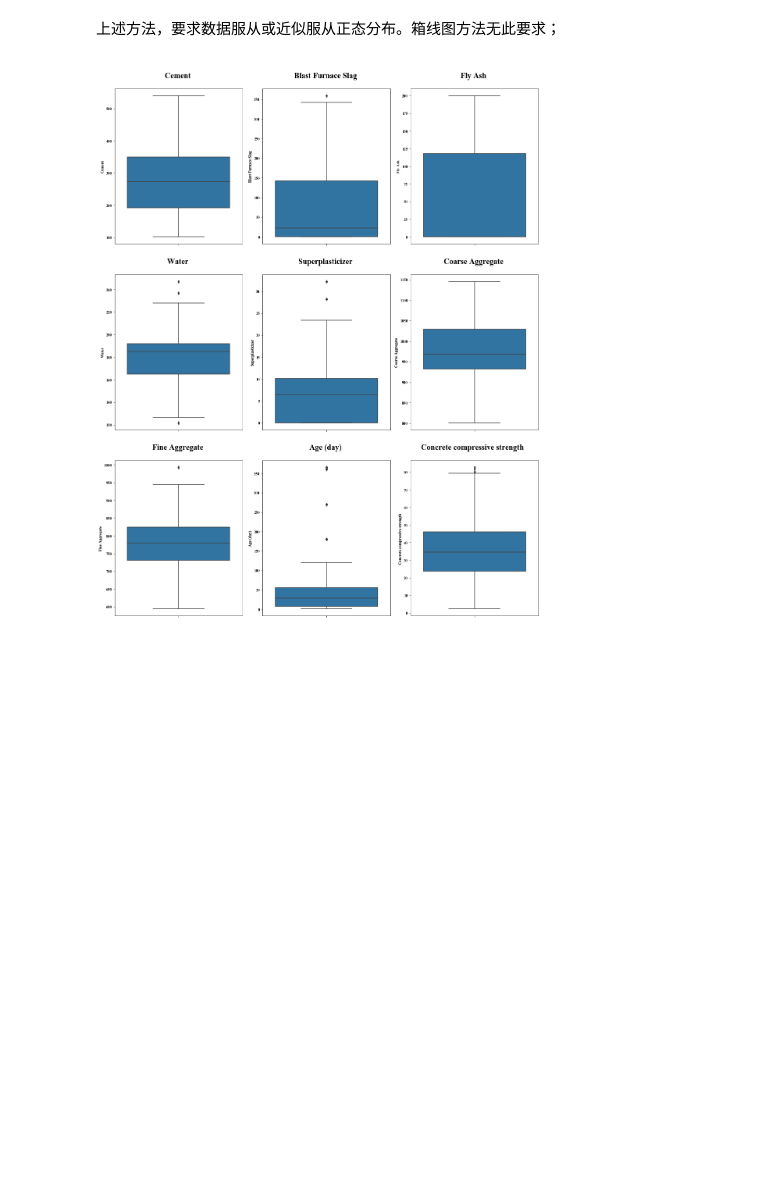
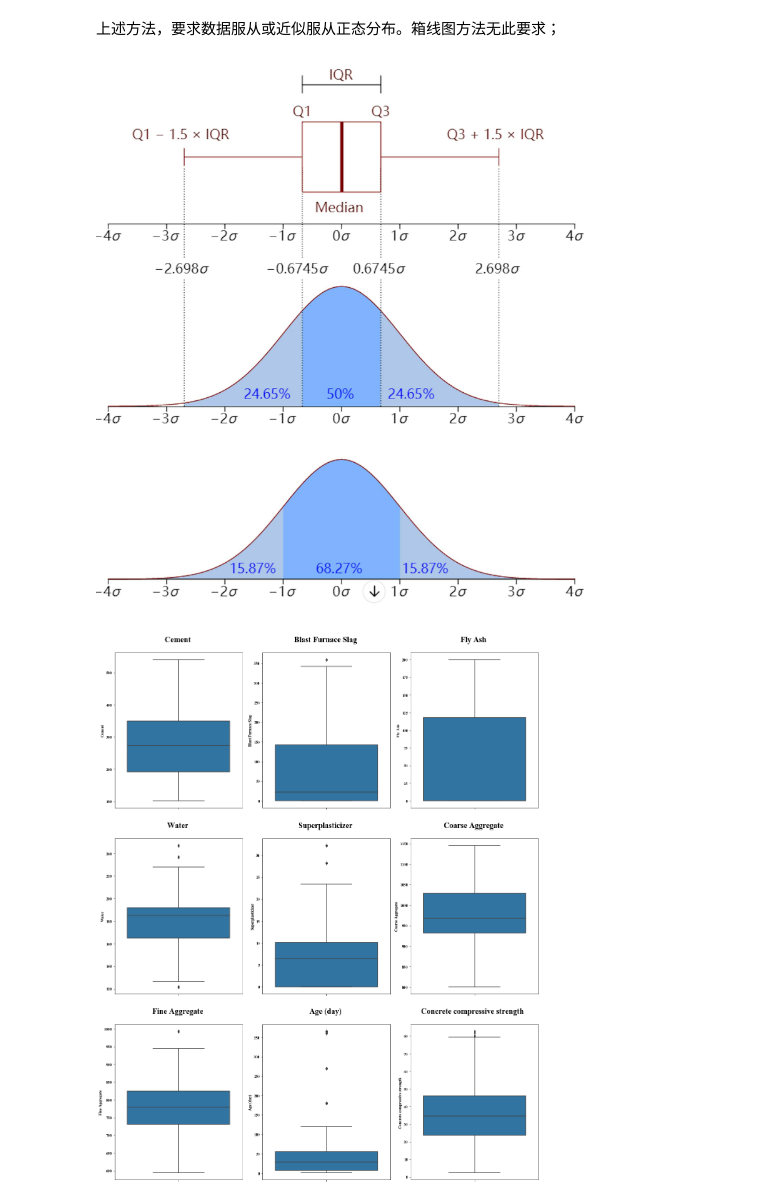
Before and after one commit to YaoXiao-CS/Work-Project-Collection, a Jupyter notebook: ML-利用机器学习预测混凝土抗压强度/【补充内容1】.ipynb, the cells around one changed output. Cells and saved outputs as stored; diff of their text form; code cells hidden in the pictures; blank space fills up the shorter version.

Commit message:
Add 2sigma 3sigma & boxplot

```diff
--- a/ML-利用机器学习预测混凝土抗压强度/【补充内容1】.ipynb
+++ b/ML-利用机器学习预测混凝土抗压强度/【补充内容1】.ipynb
@@ -239,6 +239,12 @@ df_filtered_3sigma.describe().T
 #### 利用箱线图方法去除异常值
 # %% [markdown]
 上述方法，要求数据服从或近似服从正态分布。箱线图方法无此要求；
+# %%
+from IPython.display import Image
+
+Image(filename='./Appendix-files/boxplot.png', width=500)
+# %% [output]
+[figure, added]
 # %%
 # 首先对原始数据绘制箱线图.
 cols = df.columns
```
Also changed, not shown: parts of 3 cells of this notebook, 1 other file.
